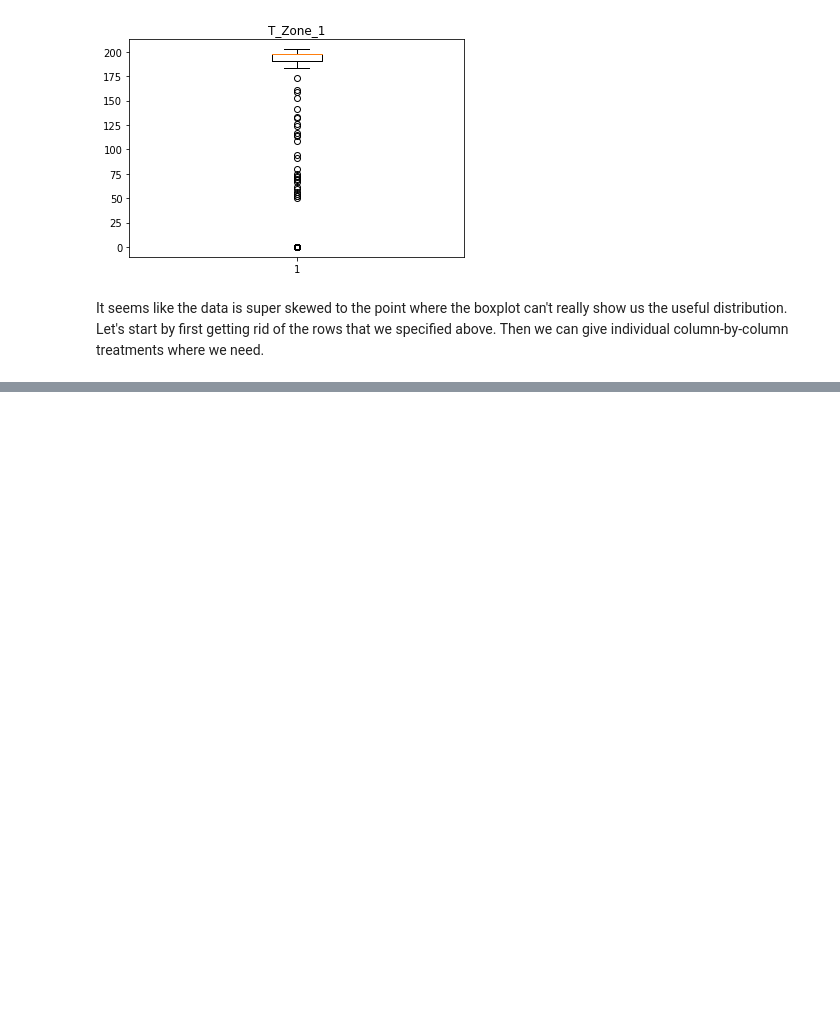
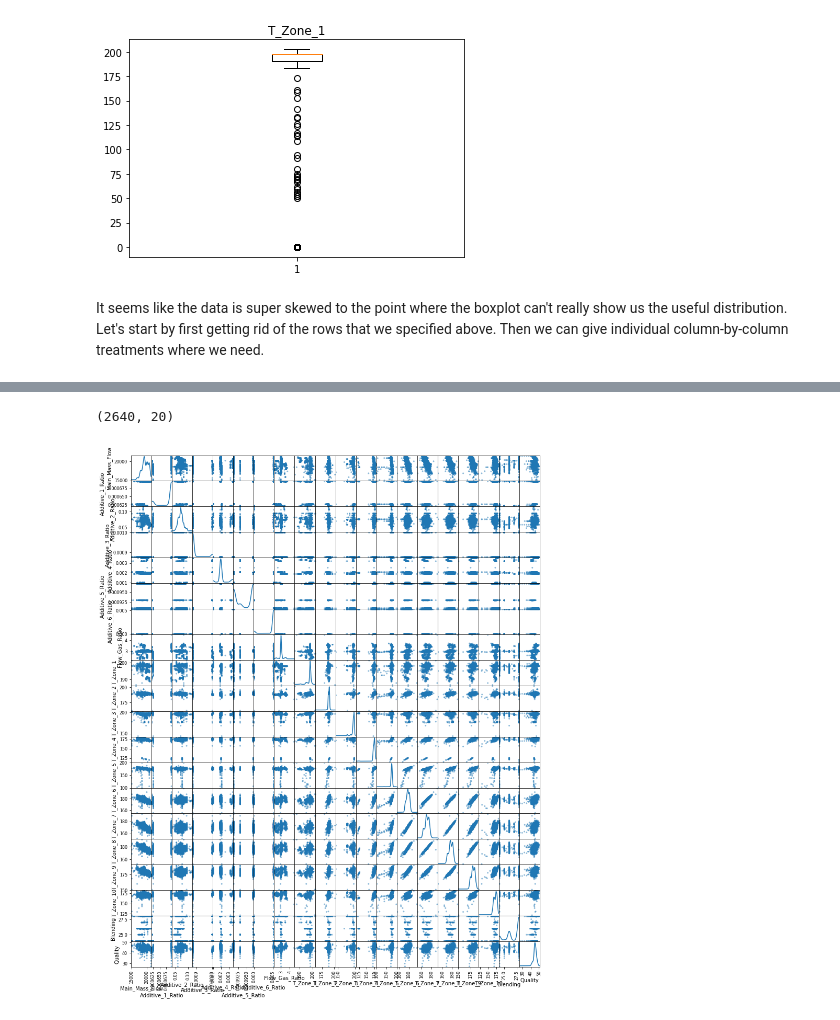
Before and after one commit to boudrejp/w207_supplemental, a Jupyter notebook: final/John Exploratory.ipynb, the cells around one changed output, grey strips where cells are left out. Drawn from its saved outputs; the diff is of its cells as text; code cells hidden in the pictures; blank space fills up the shorter version.

```diff
--- a/final/John Exploratory.ipynb
+++ b/final/John Exploratory.ipynb
@@ -318,3 +318,13 @@ display_all(data.describe().T)
 | T_Zone_10 | 2688.0 | 170.935423 | 7.848532 | 6.508483e+01 | 167.482941 | 172.078552 | 175.289429 | 181.314682 |
 | Blending | 2688.0 | 23.813875 | 8.581191 | 0.000000e+00 | 25.000000 | 27.000000 | 28.000000 | 28.000000 |
 | Quality | 2688.0 | 45.193034 | 1.882104 | 2.715000e+01 | 44.370000 | 45.305000 | 46.318125 | 50.510000 |
+# %%
+# change T_Zone_1 zero vals
+new_zero_val_T = np.median(data.T_Zone_1.iloc[np.where(data.T_Zone_1 > 50)])
+data.T_Zone_1.iloc[np.where(data.T_Zone_1 <= 50)] = new_zero_val_T
+
+# change Blending vals
+new_zero_val_B = np.median(data.Blending.iloc[np.where(data.Blending > 20)])
+data.Blending.iloc[np.where(data.Blending <= 20)] = new_zero_val_B
+
+display_all(data.describe().T)
@@ -320,0 +359,3 @@ display_all(data.describe().T)
+# %%
+data = data[data.Main_Mass_Flow > 15000]
+display_all(data.describe().T)
@@ -320,0 +380,8 @@ display_all(data.describe().T)
+# %%
+data.shape
+# %% [output]
+(2640, 20)
+# %%
+grr = pd.plotting.scatter_matrix(data, figsize = (14,18), diagonal = 'kde')
+# %% [output]
+[figure, added]
```
Also changed, not shown: parts of 6 cells of this notebook.
